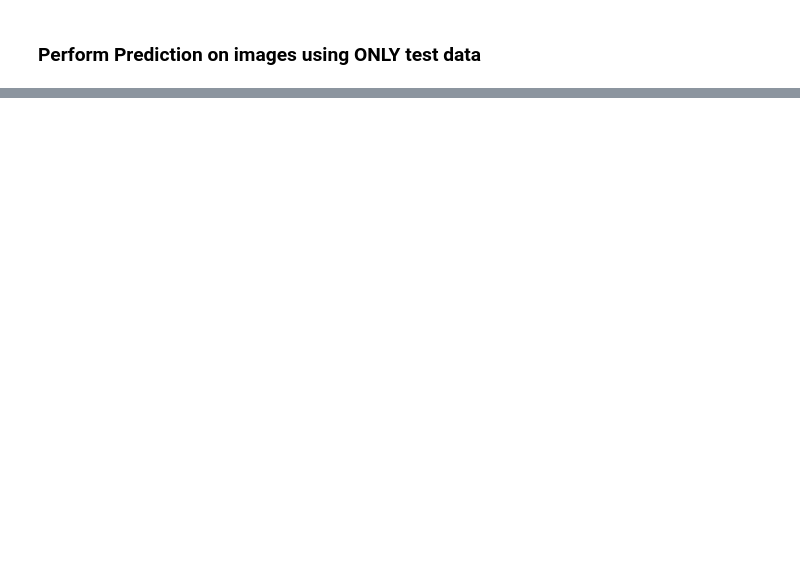
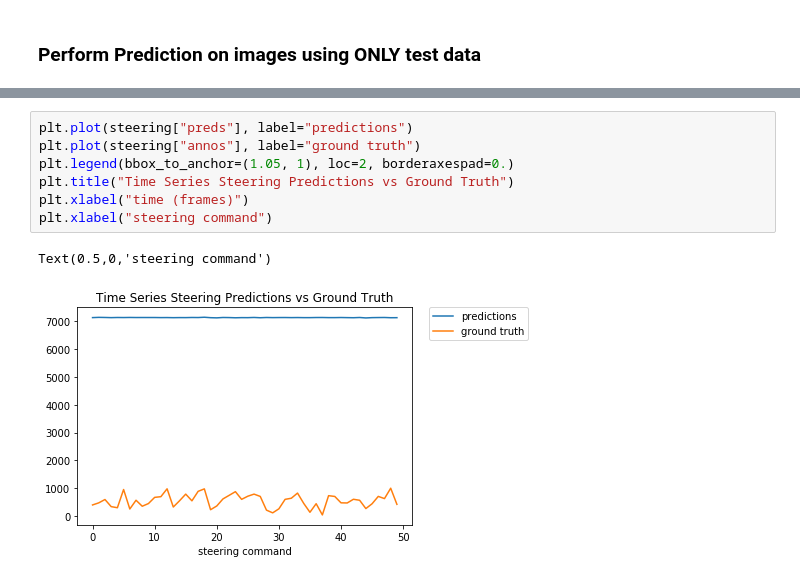
Before and after one commit to tall-josh/fyp_diy_robo_car, a Jupyter notebook: end2end/tf_end2end.ipynb, the cells around one changed output, grey strips where cells are left out. Cells and saved outputs as stored; diff of their text form; blank space fills up the shorter version.

```diff
--- a/end2end/tf_end2end.ipynb
+++ b/end2end/tf_end2end.ipynb
@@ -386,0 +220,10 @@ plt.xlim([0.0, 1.0])
+# %%
+plt.plot(steering["preds"], label="predictions")
+plt.plot(steering["annos"], label="ground truth")
+plt.legend(bbox_to_anchor=(1.05, 1), loc=2, borderaxespad=0.)
+plt.title("Time Series Steering Predictions vs Ground Truth")
+plt.xlabel("time (frames)")
+plt.xlabel("steering command")
+# %% [output]
+Text(0.5,0,'steering command')
+[figure, added]
```
Also changed, not shown: parts of 30 cells of this notebook, 20 other files.
